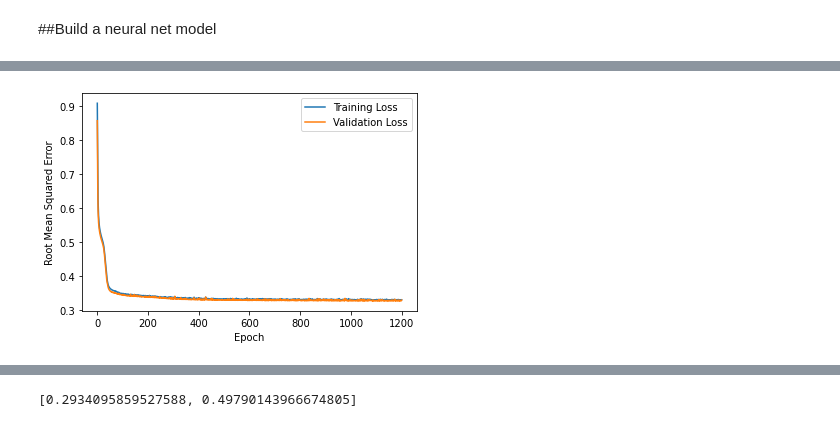
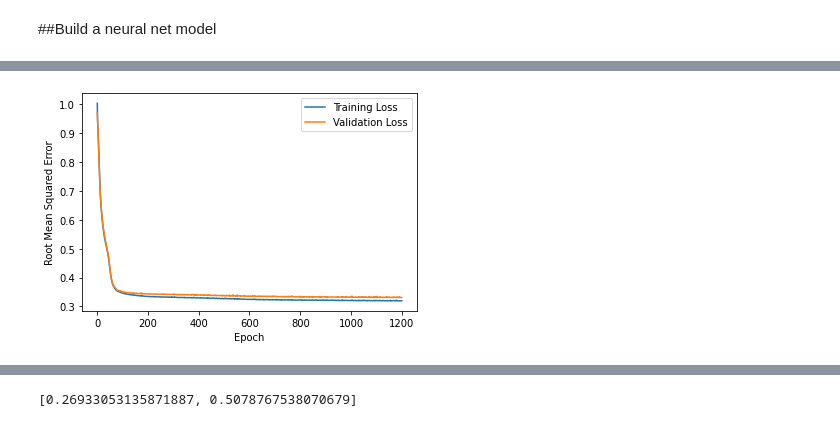
Before and after one commit to mrch-hub/bangkit1, a Jupyter notebook: SolarPrediction.ipynb, the cells around one changed output, grey strips where cells are left out. Saved outputs shown, nothing was run; the diff lists cells and outputs as text; code cells hidden in the pictures.

```diff
--- a/SolarPrediction.ipynb
+++ b/SolarPrediction.ipynb
@@ -74,10 +74,11 @@ data['Data'] = pd.to_datetime(data['Data'])
 data = data.sort_values(by = ['Data', 'Time'], ascending=False)
 # Percentage of train set to be considered as test set
 test_split = 0.2
-data_test = data[:][0:round((len(data)*test_split))]
+data_testunshuffled = data[:][0:round((len(data)*test_split))]
 data_trainunshuffled = data[:][round((len(data)*test_split)):]
 # Shuffle training dataset
 data_train = data_trainunshuffled.reindex(np.random.permutation(data_trainunshuffled.index))
+data_test = data_testunshuffled.reindex(np.random.permutation(data_testunshuffled.index))
 print('train set length:', str(len(data_train)), '\ntest set length:',
       str(len(data_test)))
 # %% [output]
@@ -334,8 +335,8 @@ def train_model(model, dataset, epochs, label_name,
 # The following variables are the hyperparameters.
 learning_rate = 0.01
 epochs = 1200
-batch_size = 2000
-validation_split = 0.2
+batch_size = 2048
+validation_split = 0.25
 label_name = "Radiation"
 
 
@@ -373,2 +374,2 @@ Epoch 1200/1200
-[figure, old version]
+[figure, new version]
  Evaluate the linear regression model against the test set:
@@ -376,4 +377,4 @@ Epoch 1200/1200
-[0.2934095859527588, 0.49790143966674805]
+[0.26933053135871887, 0.5078767538070679]
 # %%
 prediction = my_model.predict(test_features, batch_size = 2048)
 prediction = [(prediction[i]*data_test_std['Radiation']) + data_test_mean['Radiation'] for i in range (len(prediction))]
```
Also changed, not shown: parts of 4 cells of this notebook.
